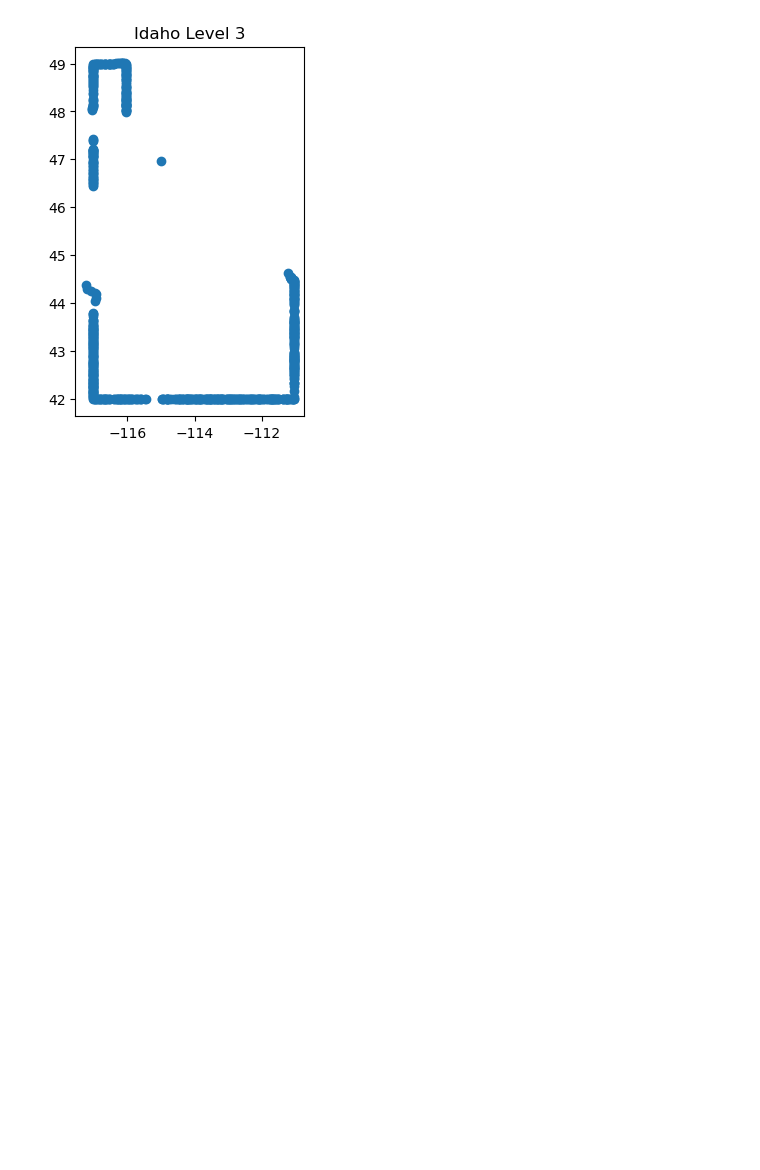
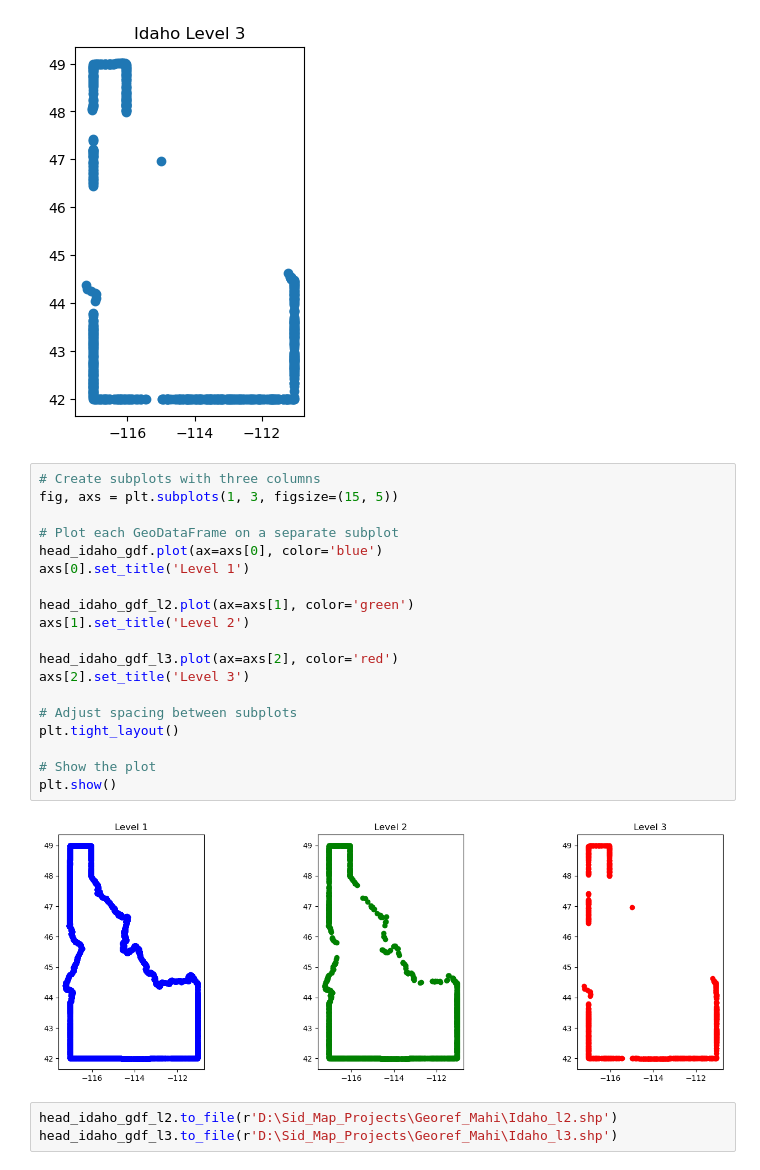
Before and after one commit to gangaraju09/map_generalisation_ml, a Jupyter notebook: Topfers_Radical_Law.ipynb, the cells around one changed output. Drawn from its saved outputs; the diff is of its cells as text; blank space fills up the shorter version.

```diff
--- a/Topfers_Radical_Law.ipynb
+++ b/Topfers_Radical_Law.ipynb
@@ -264,3 +304,27 @@ plt.title('Idaho Level 3')
 # %% [output]
 Text(0.5, 1.0, 'Idaho Level 3')
 [figure]
+# %%
+# Create subplots with three columns
+fig, axs = plt.subplots(1, 3, figsize=(15, 5))
+
+# Plot each GeoDataFrame on a separate subplot
+head_idaho_gdf.plot(ax=axs[0], color='blue')
+axs[0].set_title('Level 1')
+
+head_idaho_gdf_l2.plot(ax=axs[1], color='green')
+axs[1].set_title('Level 2')
+
+head_idaho_gdf_l3.plot(ax=axs[2], color='red')
+axs[2].set_title('Level 3')
+
+# Adjust spacing between subplots
+plt.tight_layout()
+
+# Show the plot
+plt.show()
+# %% [output]
+[figure, added]
+# %%
+head_idaho_gdf_l2.to_file(r'D:\Sid_Map_Projects\Georef_Mahi\Idaho_l2.shp')
+head_idaho_gdf_l3.to_file(r'D:\Sid_Map_Projects\Georef_Mahi\Idaho_l3.shp')
```
Also changed, not shown: parts of 2 cells of this notebook, 1 other file.
